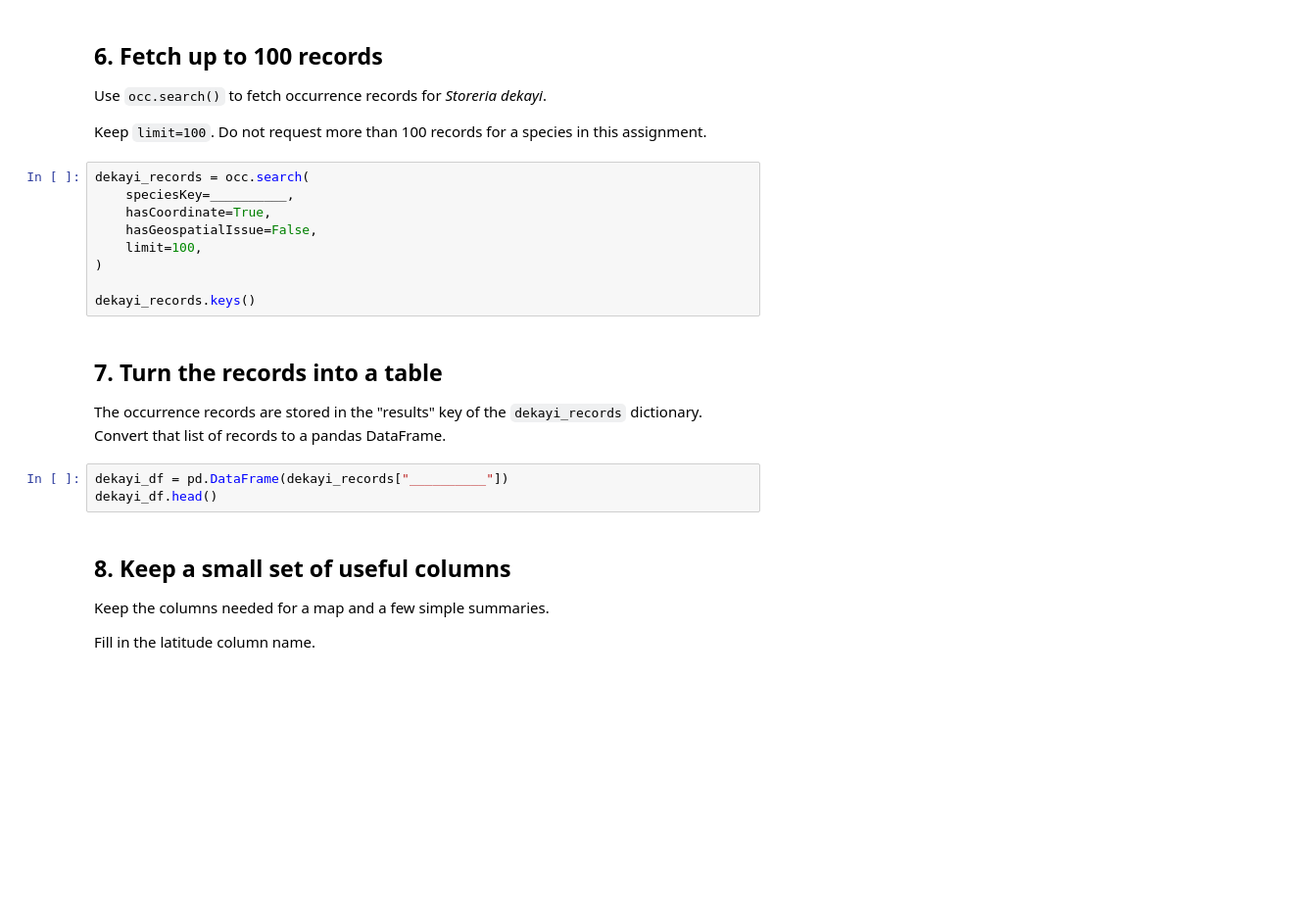
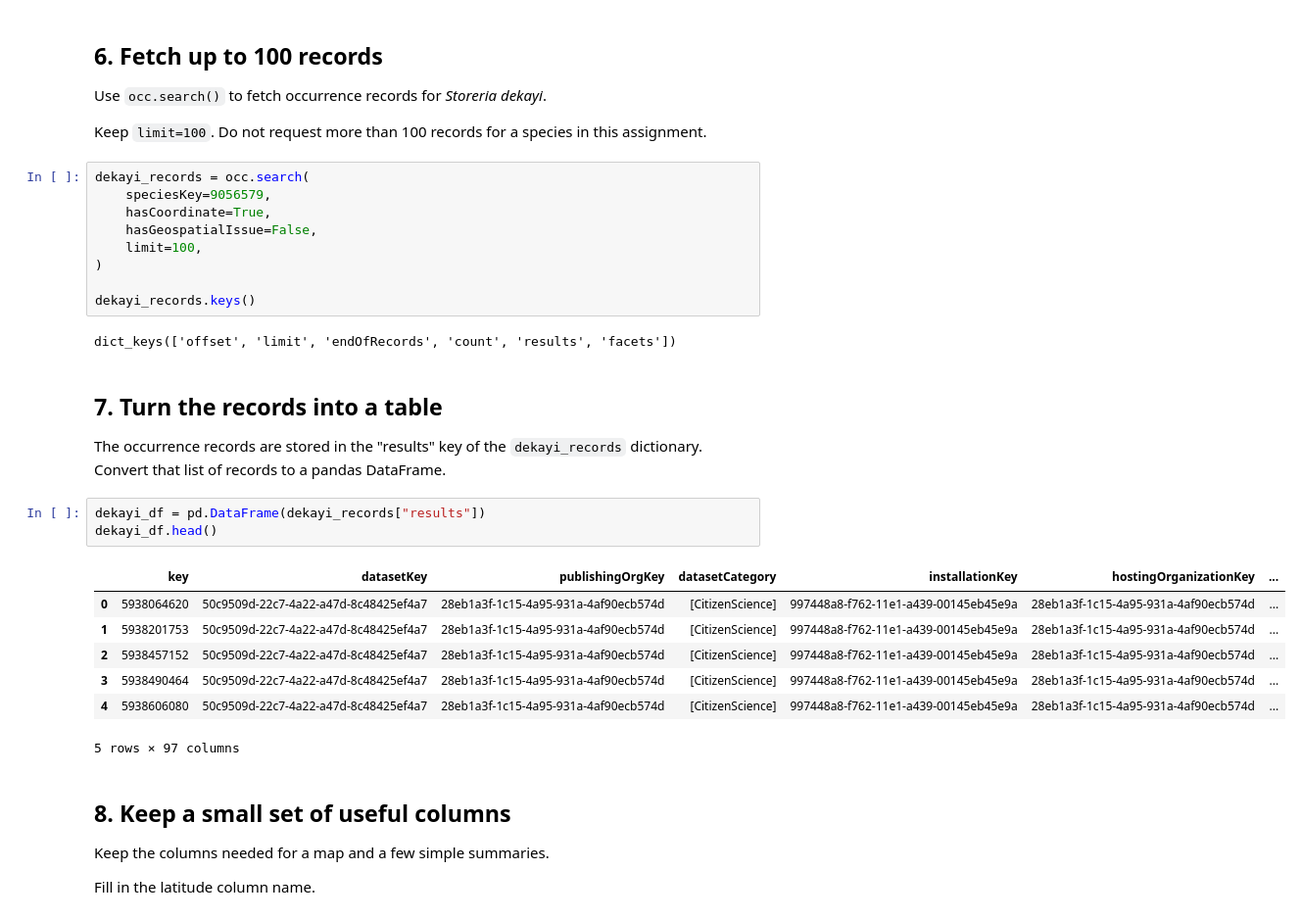
Before and after one commit to meganklutts/BIO597-SpatialBiodiversity, a Jupyter notebook: docs/assignments/Assignment-02-pygbif.ipynb, the cells around one changed output. Shown at 98% size. Drawn from its saved outputs; the diff is of its cells as text; blank space fills up the shorter version.

```diff
--- a/docs/assignments/Assignment-02-pygbif.ipynb
+++ b/docs/assignments/Assignment-02-pygbif.ipynb
@@ -83,20 +97,30 @@ Use `occ.search()` to fetch occurrence records for *Storeria dekayi*.
 Keep `limit=100`. Do not request more than 100 records for a species in this assignment.
 # %%
 dekayi_records = occ.search(
-    speciesKey=__________,
+    speciesKey=9056579,
     hasCoordinate=True,
     hasGeospatialIssue=False,
     limit=100,
 )
 
 dekayi_records.keys()
+# %% [output]
+dict_keys(['offset', 'limit', 'endOfRecords', 'count', 'results', 'facets'])
 # %% [markdown]
 ## 7. Turn the records into a table
 
 The occurrence records are stored in the "results" key of the `dekayi_records` dictionary. Convert that list of records to a pandas DataFrame.
 # %%
-dekayi_df = pd.DataFrame(dekayi_records["__________"])
+dekayi_df = pd.DataFrame(dekayi_records["results"])
 dekayi_df.head()
+# %% [output]
+|  | key | datasetKey | publishingOrgKey | datasetCategory | installationKey | hostingOrganizationKey | ... |
+| 0 | 5938064620 | 50c9509d-22c7-4a22-a47d-8c48425ef4a7 | 28eb1a3f-1c15-4a95-931a-4af90ecb574d | [CitizenScience] | 997448a8-f762-11e1-a439-00145eb45e9a | 28eb1a3f-1c15-4a95-931a-4af90ecb574d | ... |
+| 1 | 5938201753 | 50c9509d-22c7-4a22-a47d-8c48425ef4a7 | 28eb1a3f-1c15-4a95-931a-4af90ecb574d | [CitizenScience] | 997448a8-f762-11e1-a439-00145eb45e9a | 28eb1a3f-1c15-4a95-931a-4af90ecb574d | ... |
+| 2 | 5938457152 | 50c9509d-22c7-4a22-a47d-8c48425ef4a7 | 28eb1a3f-1c15-4a95-931a-4af90ecb574d | [CitizenScience] | 997448a8-f762-11e1-a439-00145eb45e9a | 28eb1a3f-1c15-4a95-931a-4af90ecb574d | ... |
+| 3 | 5938490464 | 50c9509d-22c7-4a22-a47d-8c48425ef4a7 | 28eb1a3f-1c15-4a95-931a-4af90ecb574d | [CitizenScience] | 997448a8-f762-11e1-a439-00145eb45e9a | 28eb1a3f-1c15-4a95-931a-4af90ecb574d | ... |
+| 4 | 5938606080 | 50c9509d-22c7-4a22-a47d-8c48425ef4a7 | 28eb1a3f-1c15-4a95-931a-4af90ecb574d | [CitizenScience] | 997448a8-f762-11e1-a439-00145eb45e9a | 28eb1a3f-1c15-4a95-931a-4af90ecb574d | ... |
+5 rows × 97 columns
 # %% [markdown]
 ## 8. Keep a small set of useful columns
 
```
Also changed, not shown: parts of 21 cells of this notebook.
